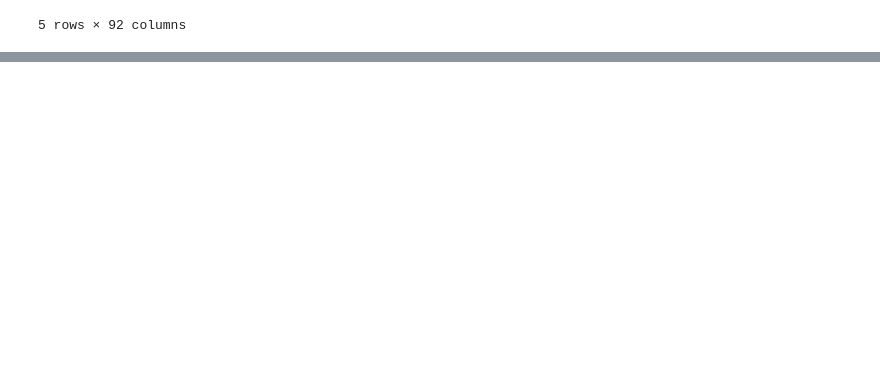
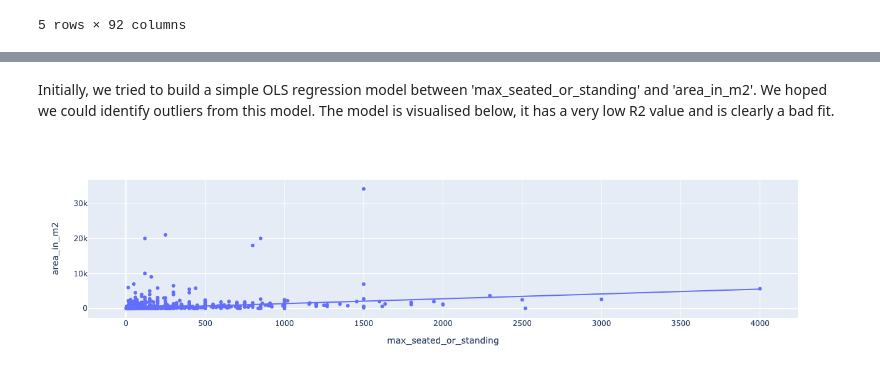
Before and after one commit to rhart-rup/London-Venue-Hire-Price-Prediction, a Jupyter notebook: data_cleaning/tag_data_clean.ipynb, the cells around one changed output, grey strips where cells are left out. Saved outputs shown, nothing was run; the diff lists cells and outputs as text; code cells hidden in the pictures; blank space fills up the shorter version.

Commit message:
Cleaned most of venues

```diff
--- a/data_cleaning/tag_data_clean.ipynb
+++ b/data_cleaning/tag_data_clean.ipynb
@@ -292,0 +356,12 @@ alreadsy checked bl;ah blah balh, not going to do it again...
+# %%
+# Amend 'nearest_tube_station' to be a combination of the
+# 'nearest_tube_station' and 'tube_distance' columns, with a '(' between.
+venues.loc[index, 'nearest_tube_station'] = (
+    non_null_overflow['nearest_tube_station']
+    + '('
+    + non_null_overflow['tube_distance']
+)
+# Amend 'tube_distance'to have the values in 'overflow'
+venues.loc[index, 'tube_distance'] = non_null_overflow['overflow']
+
+venues.loc[index, columns]
@@ -292,0 +382,10 @@ alreadsy checked bl;ah blah balh, not going to do it again...
+# %%
+# remove the 'yd)' string from the distance
+venues.tube_distance = venues.tube_distance.str.replace(' yd)', '', regex = False)
+venues.tube_distance = venues.tube_distance.str.strip()
+# Transform to numeric data type
+venues.tube_distance = pd.to_numeric(venues.tube_distance)
+# replace nearest_tube_station column data
+venues['nearest_tube_station'] = venues['nearest_tube_station'].str.strip()
+# Drop overflow column
+venues.drop(axis = 1, columns = 'overflow', inplace = True)
@@ -292,0 +428,2 @@ alreadsy checked bl;ah blah balh, not going to do it again...
+# %%
+venues.drop(3267, inplace = True)
@@ -292,0 +434,11 @@ alreadsy checked bl;ah blah balh, not going to do it again...
+# %%
+max_seated_or_standing = np.where(venues.max_seated > venues.max_standing,
+                                  venues.max_seated, venues.max_standing)
+venues.insert(11, 'max_seated_or_standing', max_seated_or_standing)
+# %% [markdown]
+Initially, we tried to build a simple OLS regression model between 'max_seated_or_standing' and 'area_in_m2'. We hoped we could identify outliers from this model. The model is visualised below, it has a very low R2 value and is clearly a bad fit.
+# %%
+fig = px.scatter(venues, x="max_seated_or_standing", y="area_in_m2", trendline="ols")
+fig.show()
+# %% [output]
+[figure, added]
```
Also changed, not shown: parts of 38 cells of this notebook.
